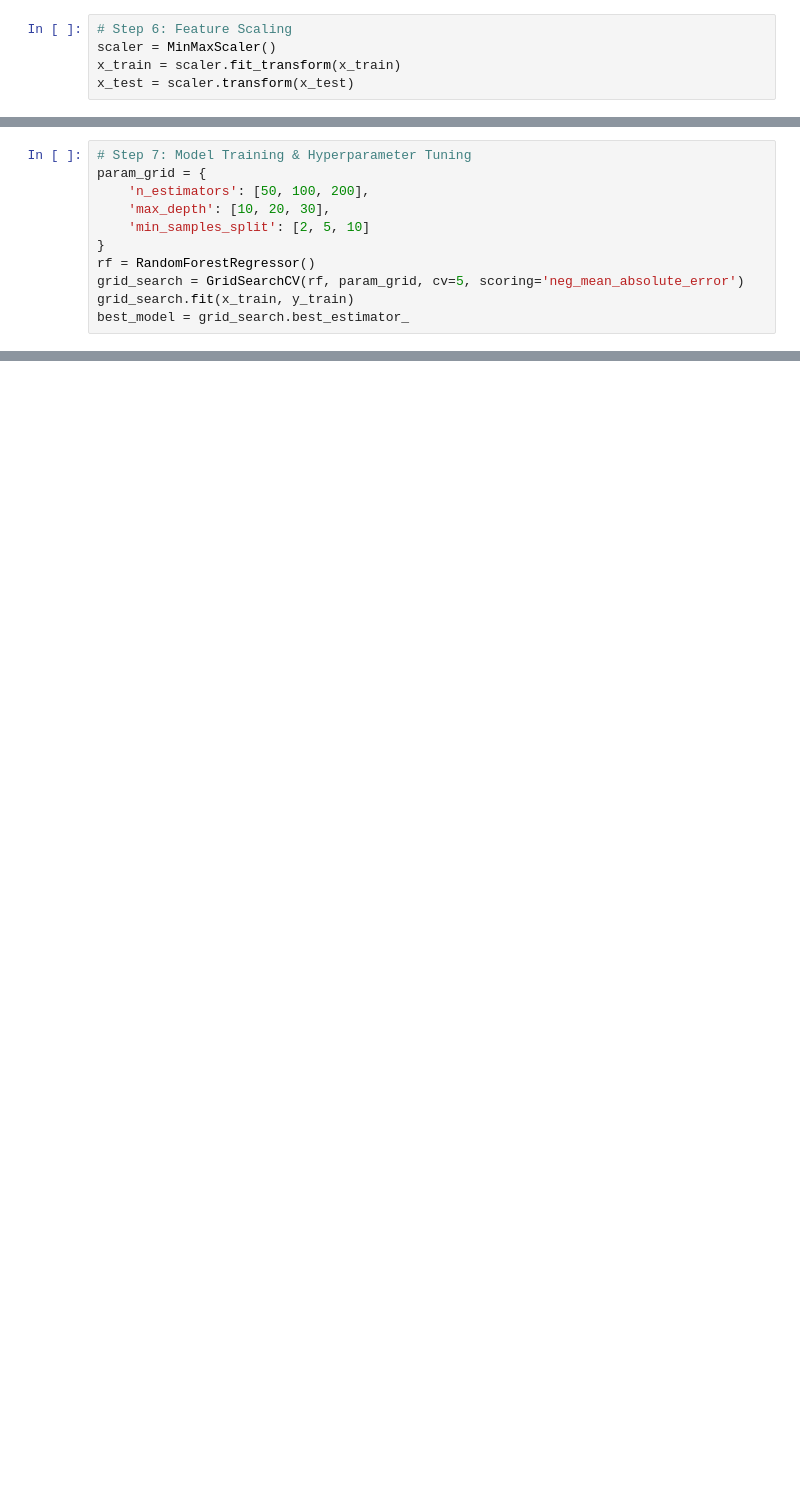
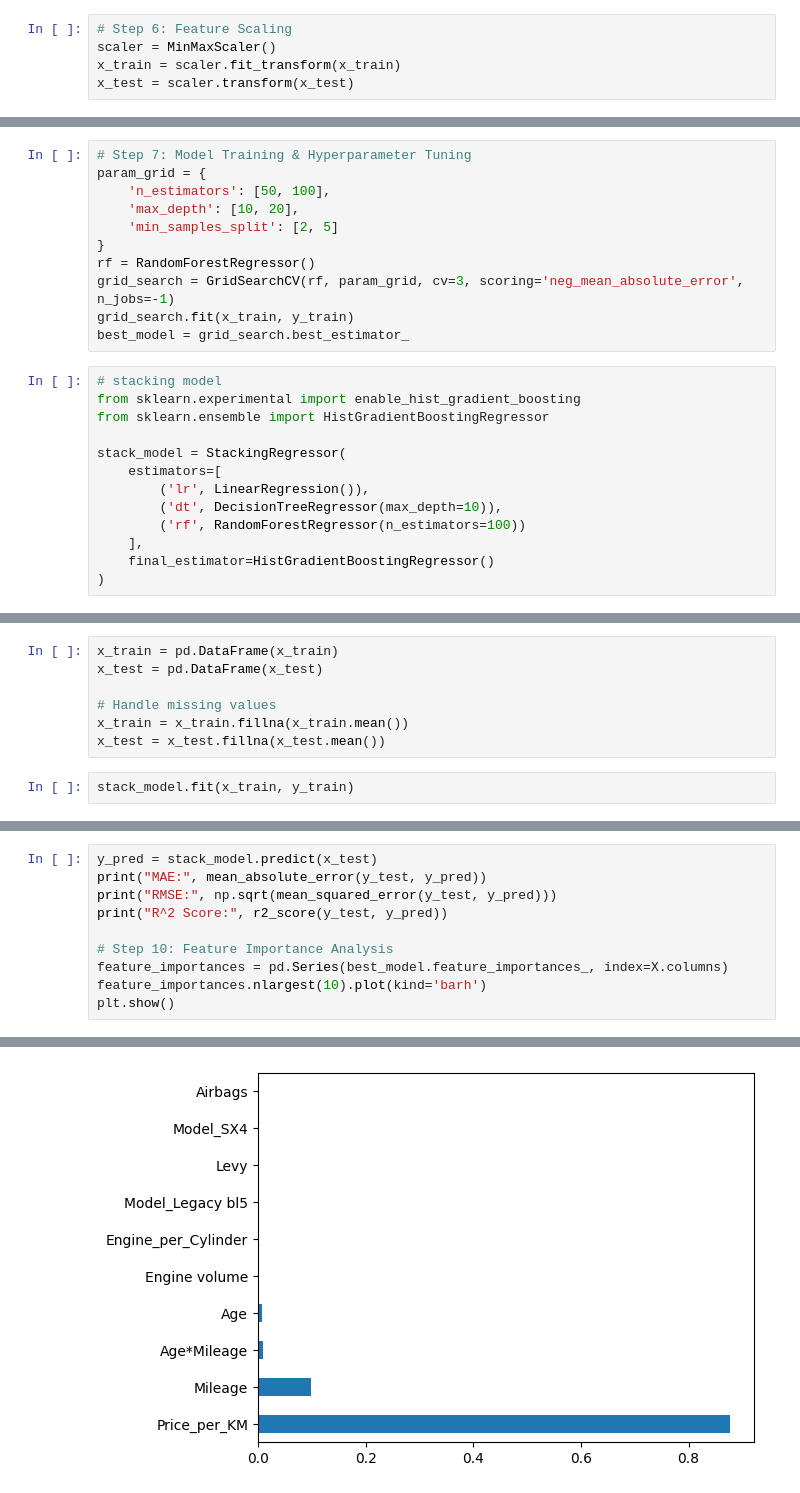
Before and after one commit to saif-gitreps/Car-price-prediction-model, a Jupyter notebook: main.ipynb, the cells around one changed output, grey strips where cells are left out. Cells and saved outputs as stored; diff of their text form; blank space fills up the shorter version.

Commit message:
Add: A model with high accuracy

```diff
--- a/main.ipynb
+++ b/main.ipynb
@@ -488,11 +153,24 @@ x_test = scaler.transform(x_test)
 # %%
 # Step 7: Model Training & Hyperparameter Tuning
 param_grid = {
-    'n_estimators': [50, 100, 200],
-    'max_depth': [10, 20, 30],
-    'min_samples_split': [2, 5, 10]
+    'n_estimators': [50, 100],
+    'max_depth': [10, 20],
+    'min_samples_split': [2, 5]
 }
 rf = RandomForestRegressor()
-grid_search = GridSearchCV(rf, param_grid, cv=5, scoring='neg_mean_absolute_error')
+grid_search = GridSearchCV(rf, param_grid, cv=3, scoring='neg_mean_absolute_error', n_jobs=-1)
 grid_search.fit(x_train, y_train)
 best_model = grid_search.best_estimator_
+# %%
+# stacking model
+from sklearn.experimental import enable_hist_gradient_boosting
+from sklearn.ensemble import HistGradientBoostingRegressor
+
+stack_model = StackingRegressor(
+    estimators=[
+        ('lr', LinearRegression()),
+        ('dt', DecisionTreeRegressor(max_depth=10)),
+        ('rf', RandomForestRegressor(n_estimators=100))
+    ],
+    final_estimator=HistGradientBoostingRegressor()
+)
@@ -498,0 +180,9 @@ best_model = grid_search.best_estimator_
+# %%
+x_train = pd.DataFrame(x_train)
+x_test = pd.DataFrame(x_test)
+
+# Handle missing values
+x_train = x_train.fillna(x_train.mean())
+x_test = x_test.fillna(x_test.mean())
+# %%
+stack_model.fit(x_train, y_train)
@@ -498,0 +194,11 @@ best_model = grid_search.best_estimator_
+# %%
+y_pred = stack_model.predict(x_test)
+print("MAE:", mean_absolute_error(y_test, y_pred))
+print("RMSE:", np.sqrt(mean_squared_error(y_test, y_pred)))
+print("R^2 Score:", r2_score(y_test, y_pred))
+
+# Step 10: Feature Importance Analysis
+feature_importances = pd.Series(best_model.feature_importances_, index=X.columns)
+feature_importances.nlargest(10).plot(kind='barh')
+plt.show()
+# %% [output]
@@ -498,0 +208 @@ best_model = grid_search.best_estimator_
+[figure, added]
```
Also changed, not shown: parts of 88 cells of this notebook, 4 other files.
